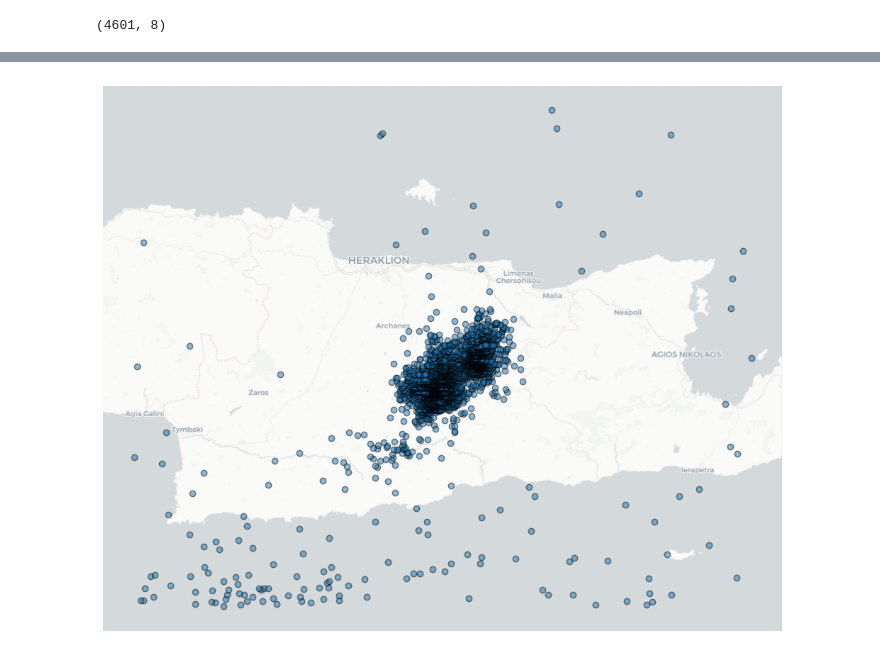
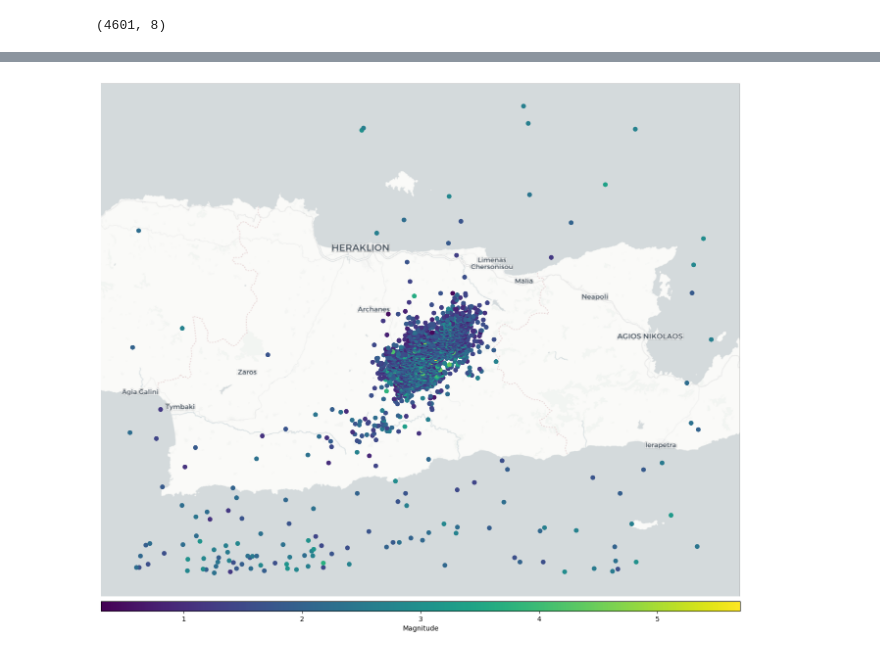
Before and after one commit to MarKo-ctrl/earthquakes, a Jupyter notebook: earthquakes.ipynb, the cells around one changed output, grey strips where cells are left out. Cells and saved outputs as stored; diff of their text form; code cells hidden in the pictures.

```diff
--- a/earthquakes.ipynb
+++ b/earthquakes.ipynb
@@ -55,7 +55,7 @@ with open('data/CAT2021.TXT.bak', 'r') as data:
 # %%
 # from text data to pandas dataframe...
 
-with open('data/CAT2021.TXT.bak', 'r', encoding='UTF-8') as f:
+with open('data/CAT2021.TXT', 'r', encoding='UTF-8') as f:
 
     # initialize 6 lists to hold the column data
     date_str = []
@@ -165,7 +166,9 @@ import contextily as cx
 q_wm = q.to_crs(epsg=3857)
 # %%
-ax = q_wm.plot(figsize=(24,10), alpha=0.5, edgecolor='k')
+# plot the magnitude and add a basemap
+ax = q_wm.plot(figsize=(24,10), column='MAGNITUDE(Local)', legend=True)
+# basemap provider is CartoDB
 cx.add_basemap(ax, zoom=12, source=cx.providers.CartoDB.PositronNoLabels)
 cx.add_basemap(ax, source=cx.providers.CartoDB.PositronOnlyLabels, zoom=10)
-# ax.set_axis_off()
+ax.set_axis_off()
 # %% [output]
@@ -189,6 +209,17 @@ with rasterio.open('data/heraklion.tif') as h:
 # %%
-ax = q_wm.plot(figsize=(24,10), alpha=0.5, edgecolor='k')
-cx.add_basemap(ax, zoom=12, source='data/heraklion.tif')
-ax.set_axis_off()
+fig, ax = plt.subplots(1, 1, figsize=(20,14))
+
+divider = make_axes_locatable(ax)
+
+cax = divider.append_axes("bottom", size=0.2, pad=0.1)
+
+q_wm.plot(column='MAGNITUDE(Local)',
+          ax=ax,
+          cax=cax,
+          legend=True,
+          legend_kwds={"label": "Magnitude", "orientation": "horizontal"})
+cx.add_basemap(ax, zoom=12, source='data/heraklion_no_labels.tif')
+cx.add_basemap(ax, zoom=10, source='data/heraklion_only_labels.tif')
+ax.set_axis_off();
 # %% [output]
-[figure, old version]
+[figure, new version]
```
Also changed, not shown: parts of 17 cells of this notebook, 2 other files.
